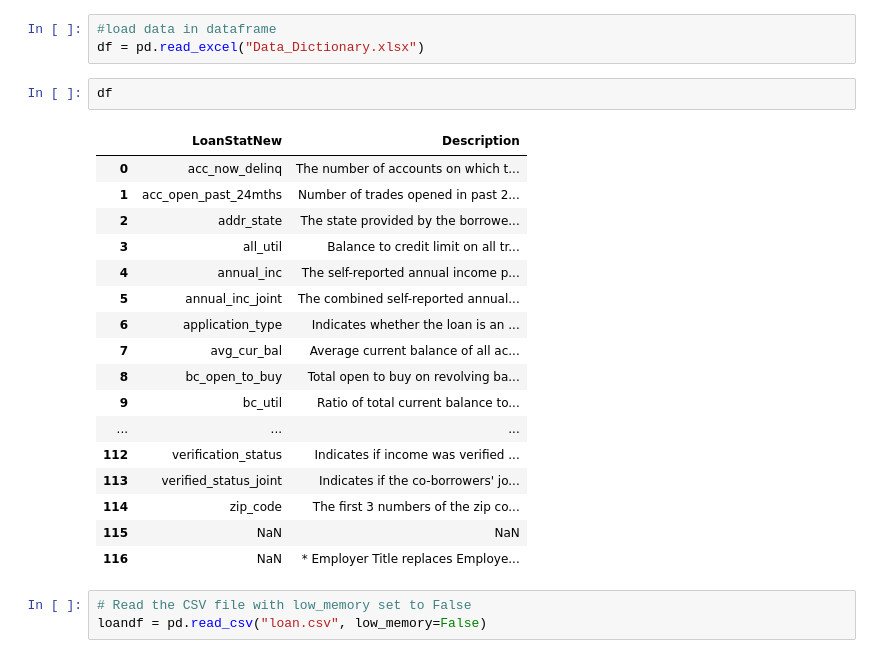
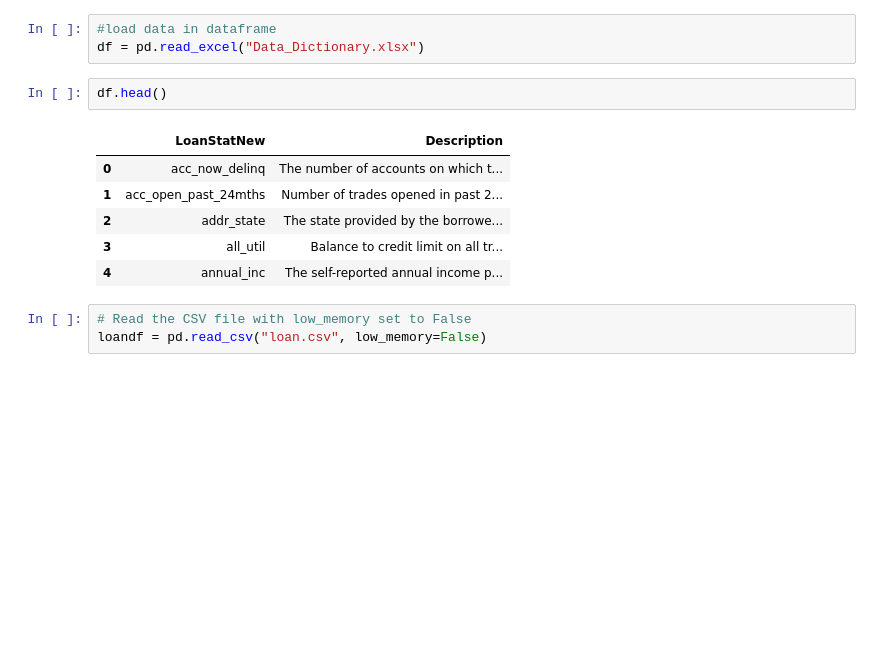
Before and after one commit to kamit1983/LendingClubCaseStudy, a Jupyter notebook: Lending_club_case_study.ipynb, the cells around one changed output. Cells and saved outputs as stored; diff of their text form; blank space fills up the shorter version.

```diff
--- a/Lending_club_case_study.ipynb
+++ b/Lending_club_case_study.ipynb
@@ -8,25 +8,14 @@ import seaborn as sns
 #load data in dataframe
 df = pd.read_excel("Data_Dictionary.xlsx")
 # %%
-df
+df.head()
 # %% [output]
 |  | LoanStatNew | Description |
 | 0 | acc_now_delinq | The number of accounts on which t... |
 | 1 | acc_open_past_24mths | Number of trades opened in past 2... |
 | 2 | addr_state | The state provided by the borrowe... |
 | 3 | all_util | Balance to credit limit on all tr... |
 | 4 | annual_inc | The self-reported annual income p... |
-| 5 | annual_inc_joint | The combined self-reported annual... |
-| 6 | application_type | Indicates whether the loan is an ... |
-| 7 | avg_cur_bal | Average current balance of all ac... |
-| 8 | bc_open_to_buy | Total open to buy on revolving ba... |
-| 9 | bc_util | Ratio of total current balance to... |
-| ... | ... | ... |
-| 112 | verification_status | Indicates if income was verified ... |
-| 113 | verified_status_joint | Indicates if the co-borrowers' jo... |
-| 114 | zip_code | The first 3 numbers of the zip co... |
-| 115 | NaN | NaN |
-| 116 | NaN | * Employer Title replaces Employe... |
 # %%
 # Read the CSV file with low_memory set to False
 loandf = pd.read_csv("loan.csv", low_memory=False)
```
